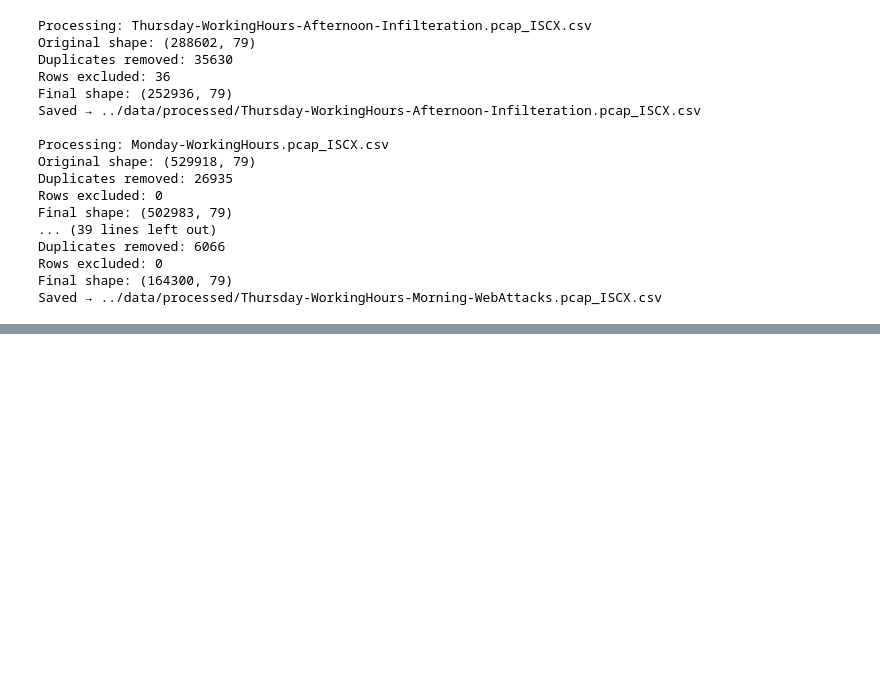
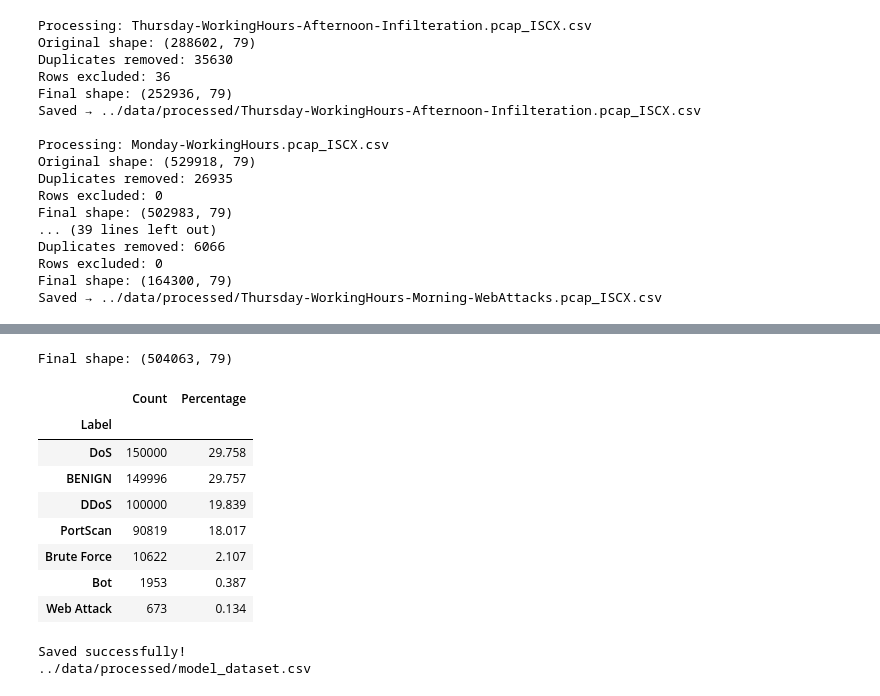
Before and after one commit to Nishka2111/ml-intrusion-detection, a Jupyter notebook: notebooks/02_data_preprocessing.ipynb, the cells around one changed output, grey strips where cells are left out. Drawn from its saved outputs; the diff is of its cells as text; code cells hidden in the pictures; blank space fills up the shorter version.

```diff
--- a/notebooks/02_data_preprocessing.ipynb
+++ b/notebooks/02_data_preprocessing.ipynb
@@ -290,0 +411,10 @@ Saved → ../data/processed/Thursday-WorkingHours-Morning-WebAttacks.pcap_ISCX.c
+# %%
+SAMPLE_LIMITS = {
+    "BENIGN": 150_000,
+    "DoS": 150_000,
+    "DDoS": 100_000,
+    "PortScan": 90_819,
+    "Brute Force": None,
+    "Bot": None,
+    "Web Attack": None
+}
@@ -290,0 +562,5 @@ Saved → ../data/processed/Thursday-WorkingHours-Morning-WebAttacks.pcap_ISCX.c
+# %%
+sampled_df = sample_from_processed_files(
+    processed_files,
+    SAMPLE_LIMITS
+)
@@ -290,0 +585,37 @@ Saved → ../data/processed/Thursday-WorkingHours-Morning-WebAttacks.pcap_ISCX.c
+# %%
+print("Final shape:", sampled_df.shape)
+# %% [output]
+Final shape: (504063, 79)
+# %%
+pd.DataFrame({
+    "Count": sampled_df["Label"].value_counts(),
+    "Percentage": (
+        sampled_df["Label"]
+        .value_counts(normalize=True)
+        .mul(100)
+        .round(3)
+    )
+})
+# %% [output]
+|  | Count | Percentage |
+| Label |  |  |
+| DoS | 150000 | 29.758 |
+| BENIGN | 149996 | 29.757 |
+| DDoS | 100000 | 19.839 |
+| PortScan | 90819 | 18.017 |
+| Brute Force | 10622 | 2.107 |
+| Bot | 1953 | 0.387 |
+| Web Attack | 673 | 0.134 |
+# %%
+sampled_path = "../data/processed/model_dataset.csv"
+
+sampled_df.to_csv(
+    sampled_path,
+    index=False
+)
+
+print("Saved successfully!")
+print(sampled_path)
+# %% [output]
+Saved successfully!
+../data/processed/model_dataset.csv
```
Also changed, not shown: parts of 9 cells of this notebook, 3 other files.
